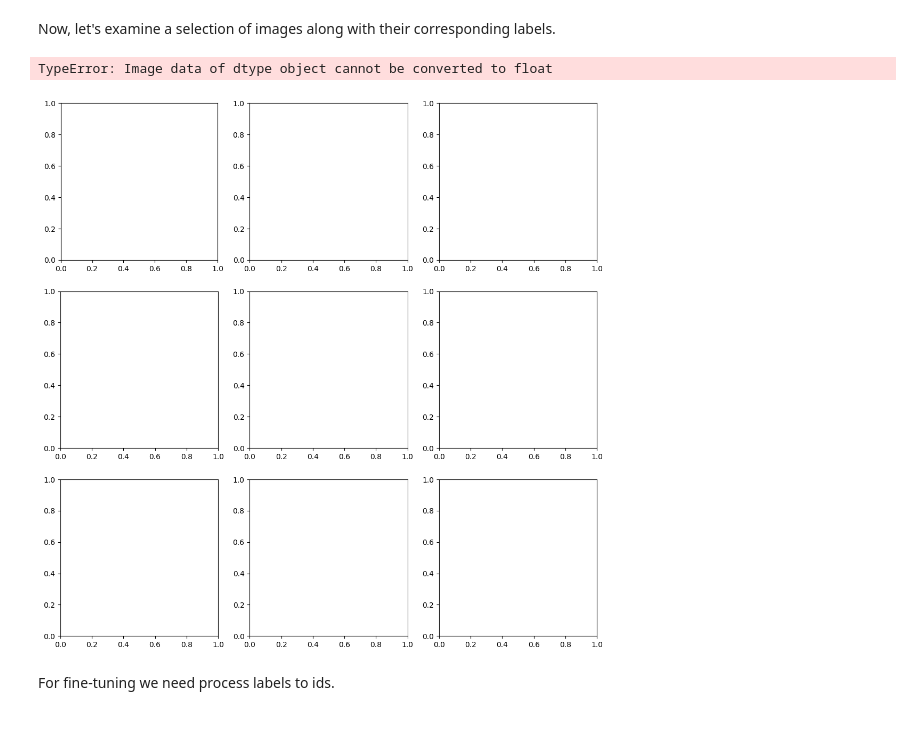
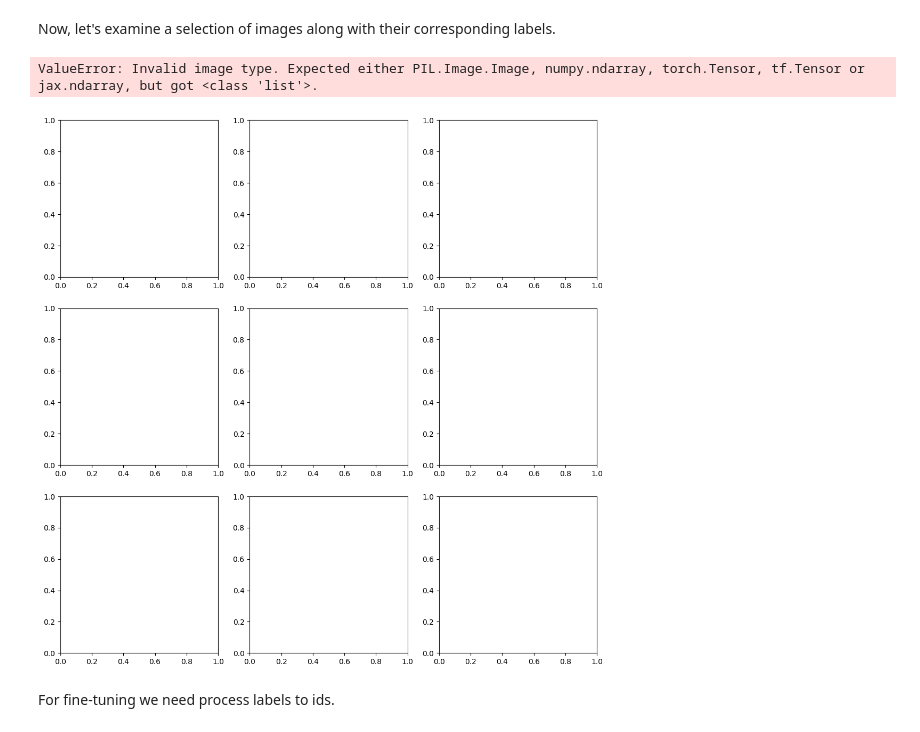
Before and after one commit to elfsu/helper, a Jupyter notebook: notebooks/Unit 4 - Multimodal Models/Clip_finetune.ipynb, the cells around one changed output. Cells and saved outputs as stored; diff of their text form; code cells hidden in the pictures.

```diff
--- a/notebooks/Unit 4 - Multimodal Models/Clip_finetune.ipynb
+++ b/notebooks/Unit 4 - Multimodal Models/Clip_finetune.ipynb
@@ -123,14 +125,17 @@ Now, let's examine a selection of images along with their corresponding labels.
 # %%
 def show_images(ds: Dataset):
     fig, axs = plt.subplots(3, 3, figsize=(13, 13))
     for i in range(9):
-        axs[i // 3][i % 3].imshow(ds[i]['image'])
+        fp = io.BytesIO(ds[i]['image']['bytes'])
+        with fp:
+            img = mpimg.imread(fp, format='jpeg')
+        axs[i // 3][i % 3].imshow(img)
         axs[i // 3][i % 3].set_title(ds[i]['label'])
 
 show_images(dataset['train'])
 # %% [output]
-TypeError: Image data of dtype object cannot be converted to float
+ValueError: Invalid image type. Expected either PIL.Image.Image, numpy.ndarray, torch.Tensor, tf.Tensor or jax.ndarray, but got <class 'list'>.
-[figure, old version]
+[figure, new version]
 # %% [markdown]
 For fine-tuning we need process labels to ids.
 # %%
```
Also changed, not shown: parts of 7 cells of this notebook.
